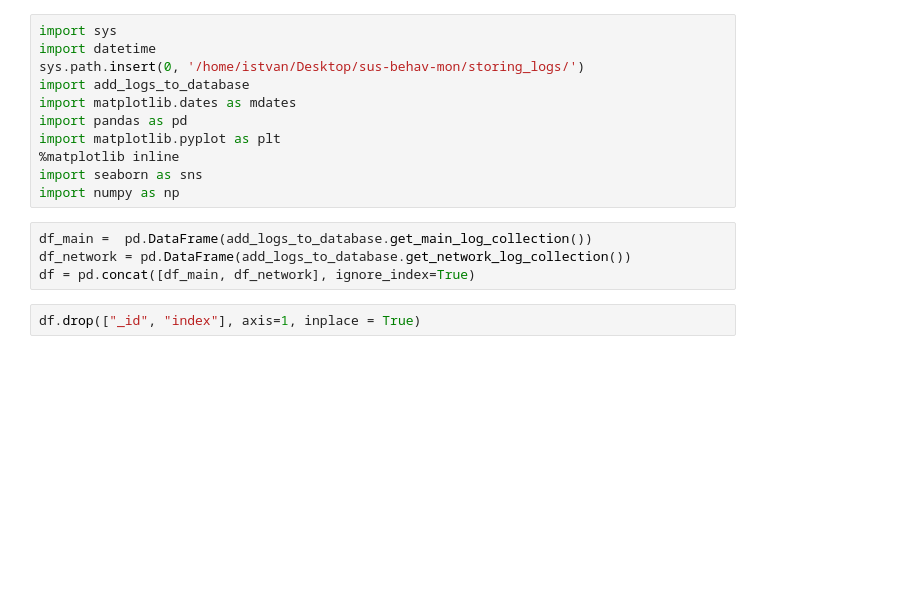
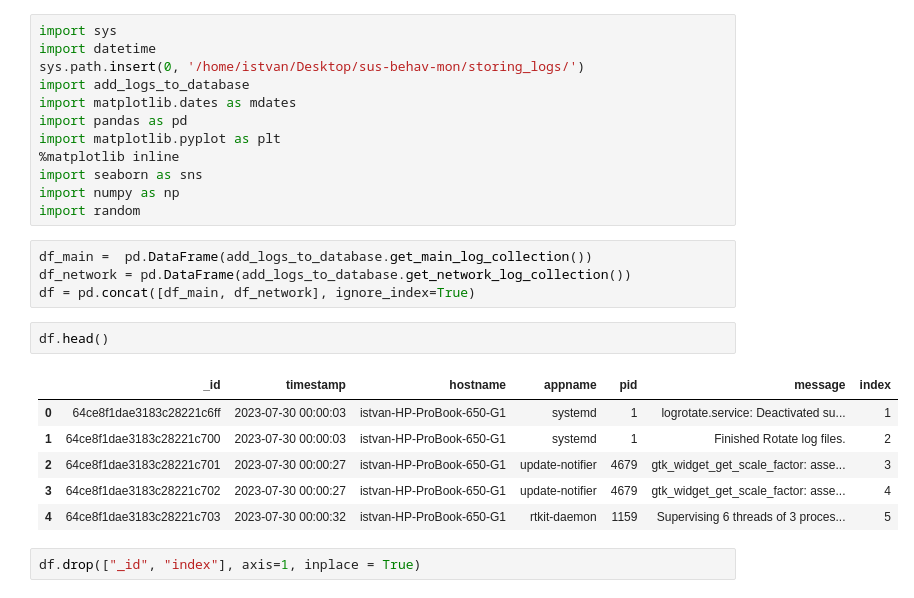
Before and after one commit to istvan-takacs/sus-behav-mon, a Jupyter notebook: handling_logs/Untitled.ipynb, the cells around one changed output. Cells and saved outputs as stored; diff of their text form; blank space fills up the shorter version.

```diff
--- a/handling_logs/Untitled.ipynb
+++ b/handling_logs/Untitled.ipynb
@@ -9,10 +9,20 @@ import matplotlib.pyplot as plt
 %matplotlib inline
 import seaborn as sns
 import numpy as np
+import random
 # %%
 df_main =  pd.DataFrame(add_logs_to_database.get_main_log_collection())
 df_network = pd.DataFrame(add_logs_to_database.get_network_log_collection())
 df = pd.concat([df_main, df_network], ignore_index=True)
+# %%
+df.head()
+# %% [output]
+|  | _id | timestamp | hostname | appname | pid | message | index |
+| 0 | 64ce8f1dae3183c28221c6ff | 2023-07-30 00:00:03 | istvan-HP-ProBook-650-G1 | systemd | 1 | logrotate.service: Deactivated su... | 1 |
+| 1 | 64ce8f1dae3183c28221c700 | 2023-07-30 00:00:03 | istvan-HP-ProBook-650-G1 | systemd | 1 | Finished Rotate log files. | 2 |
+| 2 | 64ce8f1dae3183c28221c701 | 2023-07-30 00:00:27 | istvan-HP-ProBook-650-G1 | update-notifier | 4679 | gtk_widget_get_scale_factor: asse... | 3 |
+| 3 | 64ce8f1dae3183c28221c702 | 2023-07-30 00:00:27 | istvan-HP-ProBook-650-G1 | update-notifier | 4679 | gtk_widget_get_scale_factor: asse... | 4 |
+| 4 | 64ce8f1dae3183c28221c703 | 2023-07-30 00:00:32 | istvan-HP-ProBook-650-G1 | rtkit-daemon | 1159 | Supervising 6 threads of 3 proces... | 5 |
 # %%
 df.drop(["_id", "index"], axis=1, inplace = True)
 # %%
```
Also changed, not shown: parts of 21 cells of this notebook, 15 other files.
